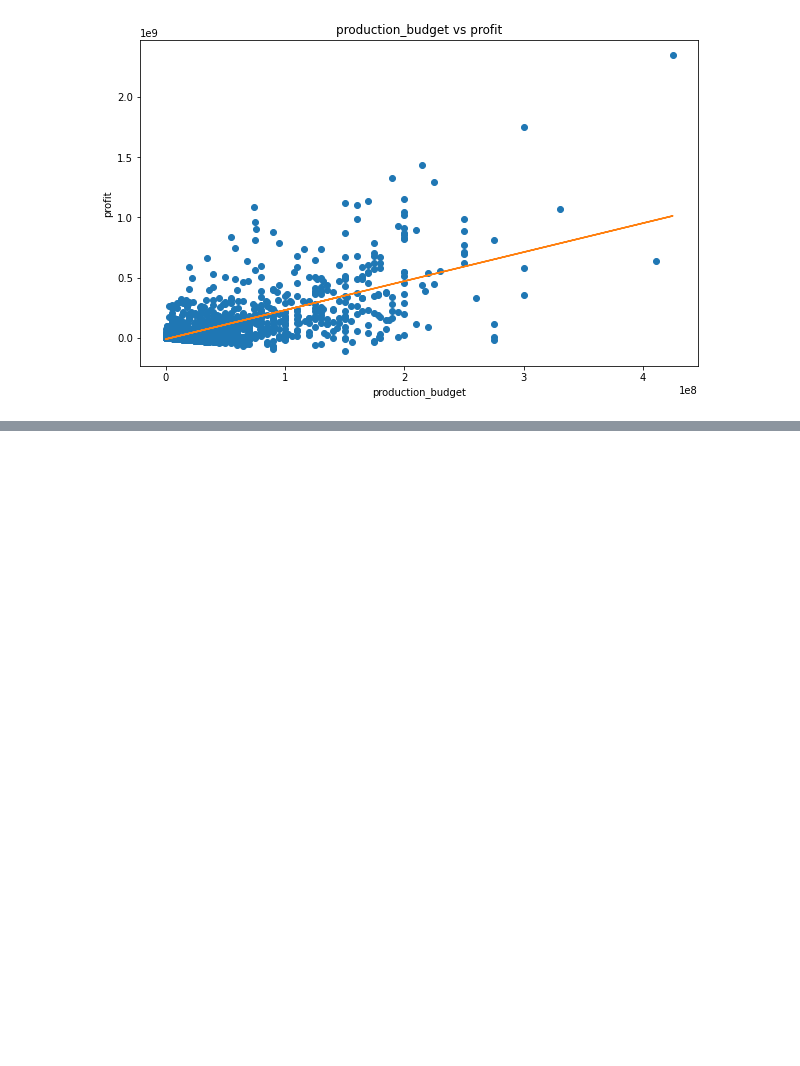
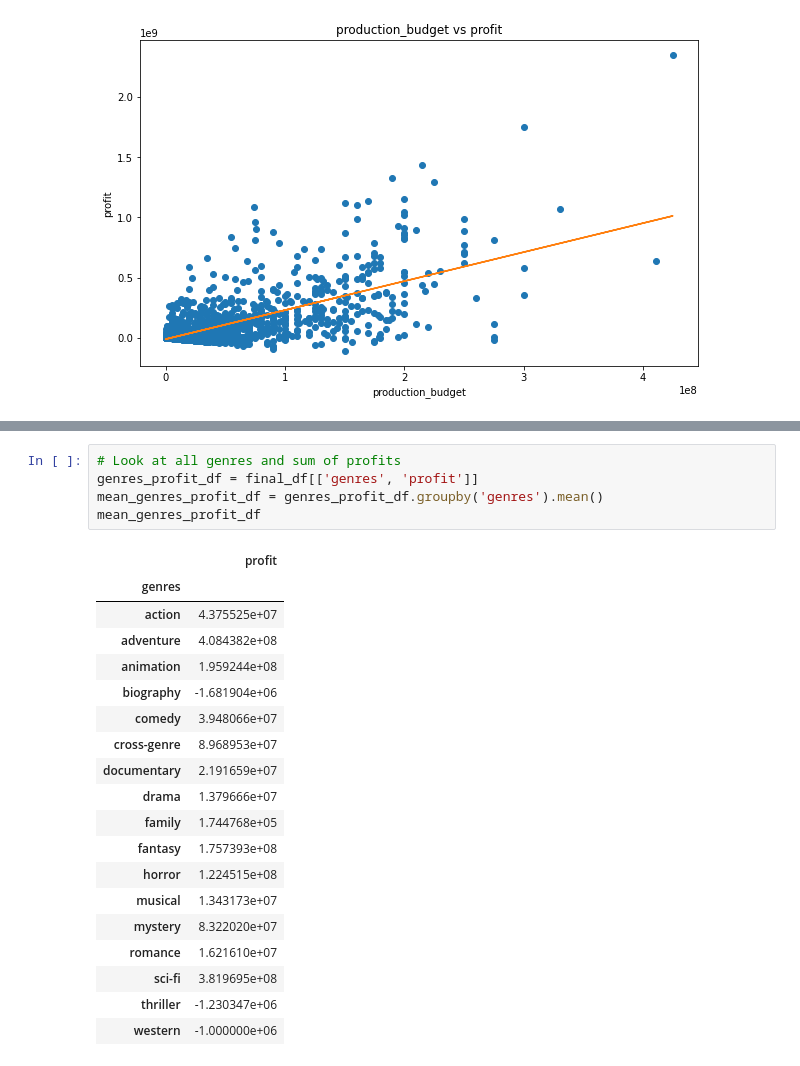
Before and after one commit to dquillao/dsc-mod-1-project-v2-1-online-ds-sp-000, a Jupyter notebook: EDA 2.ipynb, the cells around one changed output, grey strips where cells are left out. Drawn from its saved outputs; the diff is of its cells as text; blank space fills up the shorter version.

```diff
--- a/EDA 2.ipynb
+++ b/EDA 2.ipynb
@@ -829,0 +852,25 @@ print()
+# %%
+# Look at all genres and sum of profits
+genres_profit_df = final_df[['genres', 'profit']]
+mean_genres_profit_df = genres_profit_df.groupby('genres').mean()
+mean_genres_profit_df
+# %% [output]
+|  | profit |
+| genres |  |
+| action | 4.375525e+07 |
+| adventure | 4.084382e+08 |
+| animation | 1.959244e+08 |
+| biography | -1.681904e+06 |
+| comedy | 3.948066e+07 |
+| cross-genre | 8.968953e+07 |
+| documentary | 2.191659e+07 |
+| drama | 1.379666e+07 |
+| family | 1.744768e+05 |
+| fantasy | 1.757393e+08 |
+| horror | 1.224515e+08 |
+| musical | 1.343173e+07 |
+| mystery | 8.322020e+07 |
+| romance | 1.621610e+07 |
+| sci-fi | 3.819695e+08 |
+| thriller | -1.230347e+06 |
+| western | -1.000000e+06 |
```
Also changed, not shown: parts of 14 cells of this notebook.
